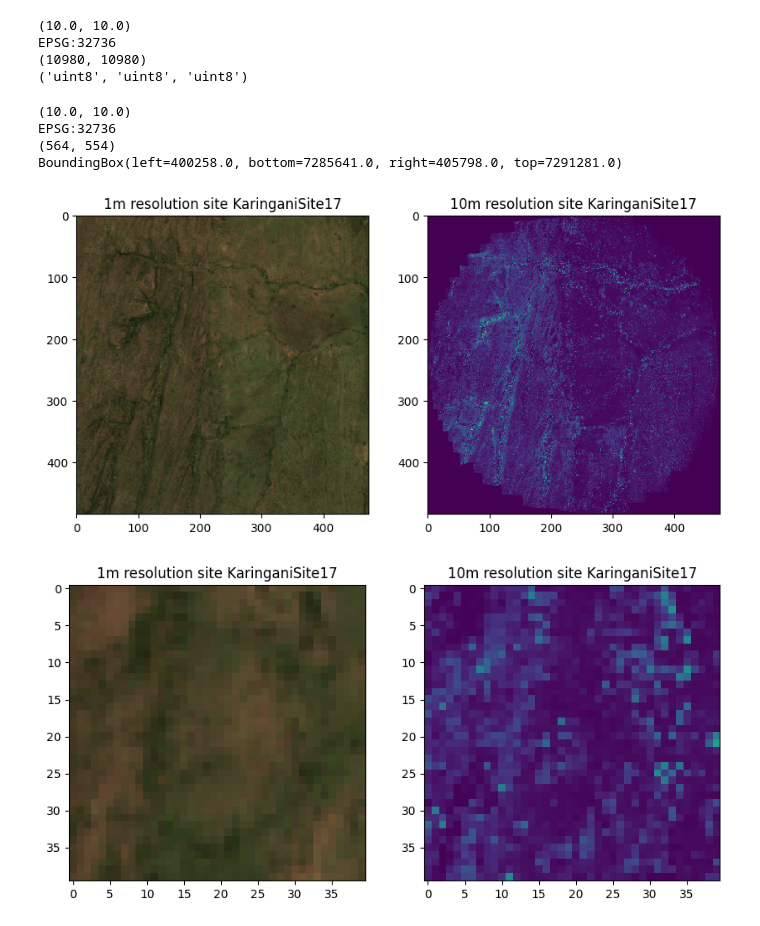
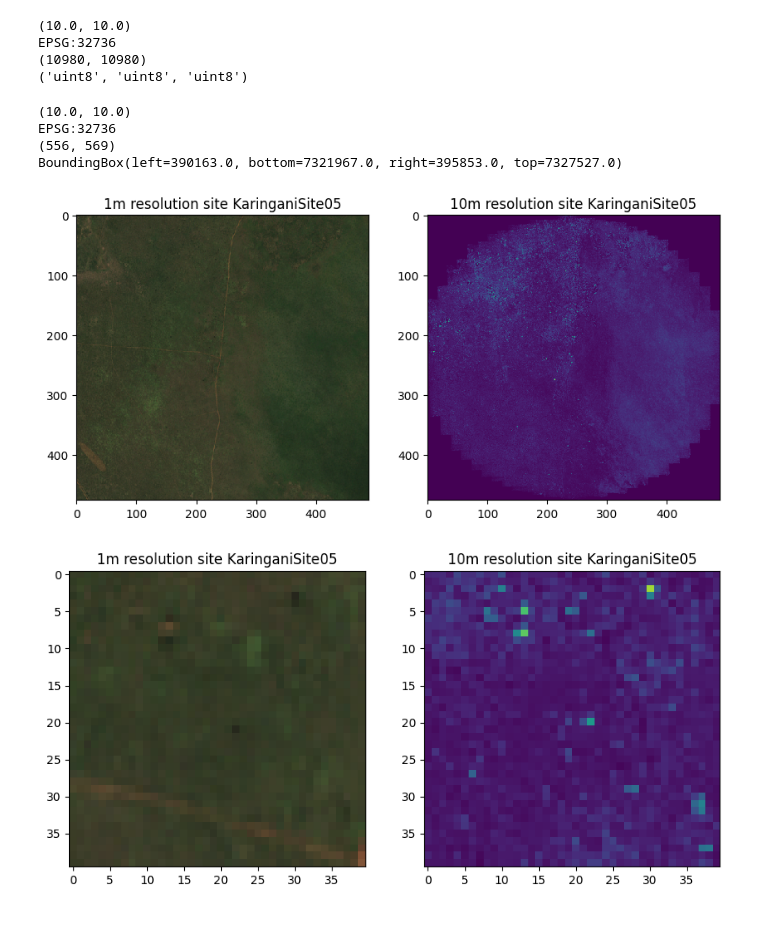
Before and after one commit to estherrolf/tree_mapping, a Jupyter notebook: process_data/visualize_data_preparation.ipynb, the cells around one changed output. Drawn from its saved outputs; the diff is of its cells as text; code cells hidden in the pictures.

```diff
--- a/process_data/visualize_data_preparation.ipynb
+++ b/process_data/visualize_data_preparation.ipynb
@@ -93,30 +93,32 @@ EPSG:32736
 (10980, 10980)
 ('uint8', 'uint8', 'uint8')
 # %%
-fn_img = f'../data/int/sentinel/sentinel_by_site_32736_10m/KaringaniSite17/T36JUT_20230418T073611_TCI_10m.tif'
+#fn_img = f'../data/int/sentinel/sentinel_by_site_32736_10m/KaringaniSite17/T36JUT_20230418T073611_TCI_10m.tif'
+fn_img = f'../data/int/sentinel/sentinel_by_site_32736_10m/KaringaniSite05/T36KUU_20230413T073619_TCI_10m.tif'
+
 with rasterio.open(fn_img) as f:
     print(f.res)
     print(f.crs)
     img = f.read()
     print(f.shape)
     print(f.bounds)
 
 buffer = 40
 fig, ax = plt.subplots(1,2,figsize=(10,5))
 ax[0].imshow(img[:3,buffer:-buffer,buffer:-buffer].clip(0).transpose(1,2,0), interpolation='none', vmin=0, vmax=15)
 ax[1].imshow(d2[0], interpolation='none', vmin=0, vmax=15)
 ax[0].set_title(f'1m resolution site {example_site}')
 ax[1].set_title(f'10m resolution site {example_site}');
 
 fig, ax = plt.subplots(1,2,figsize=(10,5))
 ax[0].imshow(img[:3,200+buffer:240+buffer,200+buffer:240+buffer].clip(0).transpose(1,2,0), interpolation='none', vmin=0, vmax=15)
 ax[1].imshow(d2[0,200:240,200:240], interpolation='none', vmin=0, vmax=15)
 ax[0].set_title(f'1m resolution site {example_site}')
 ax[1].set_title(f'10m resolution site {example_site}');
 # %% [output]
 (10.0, 10.0)
 EPSG:32736
-(564, 554)
-BoundingBox(left=400258.0, bottom=7285641.0, right=405798.0, top=7291281.0)
+(556, 569)
+BoundingBox(left=390163.0, bottom=7321967.0, right=395853.0, top=7327527.0)
-[figure, old version]
+[figure, new version]
-[figure, old version]
+[figure, new version]
```
Also changed, not shown: parts of 1 cell of this notebook, 8 other files.
